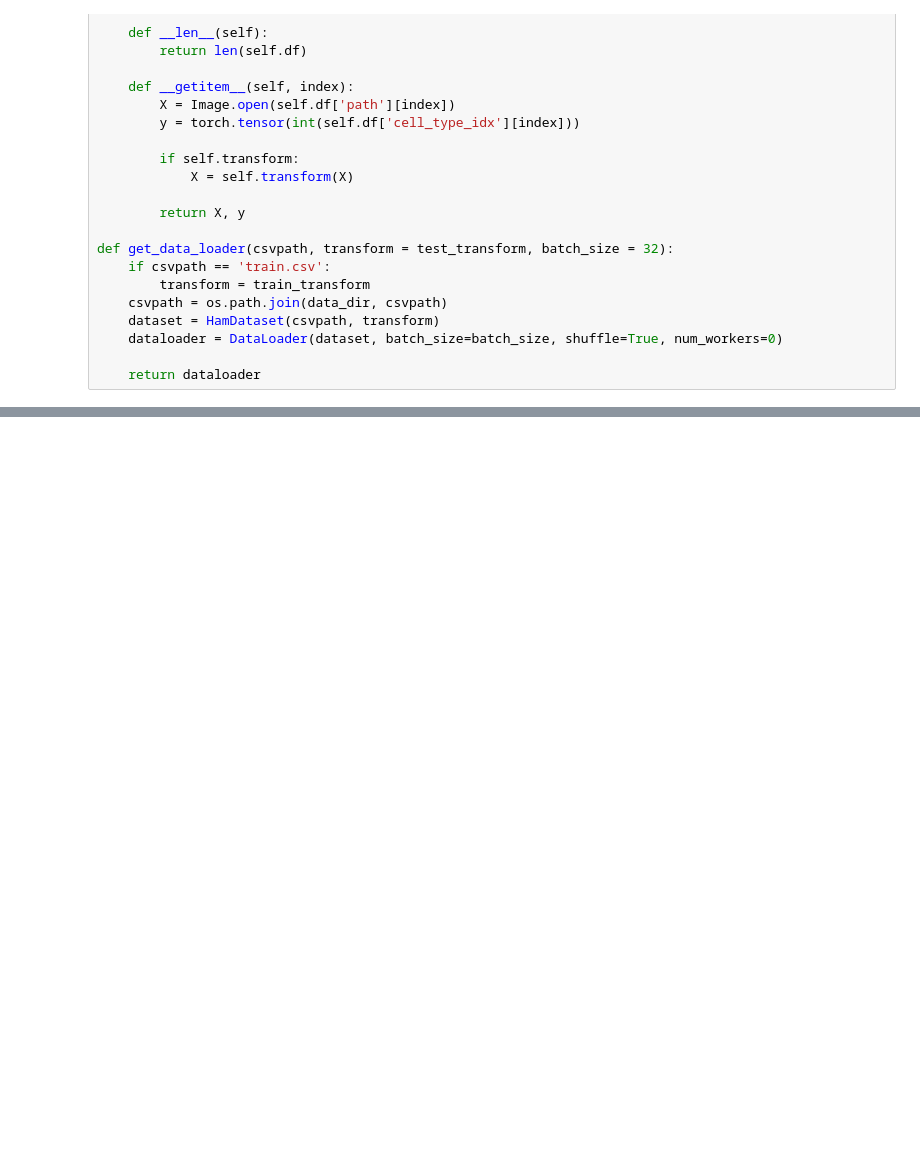
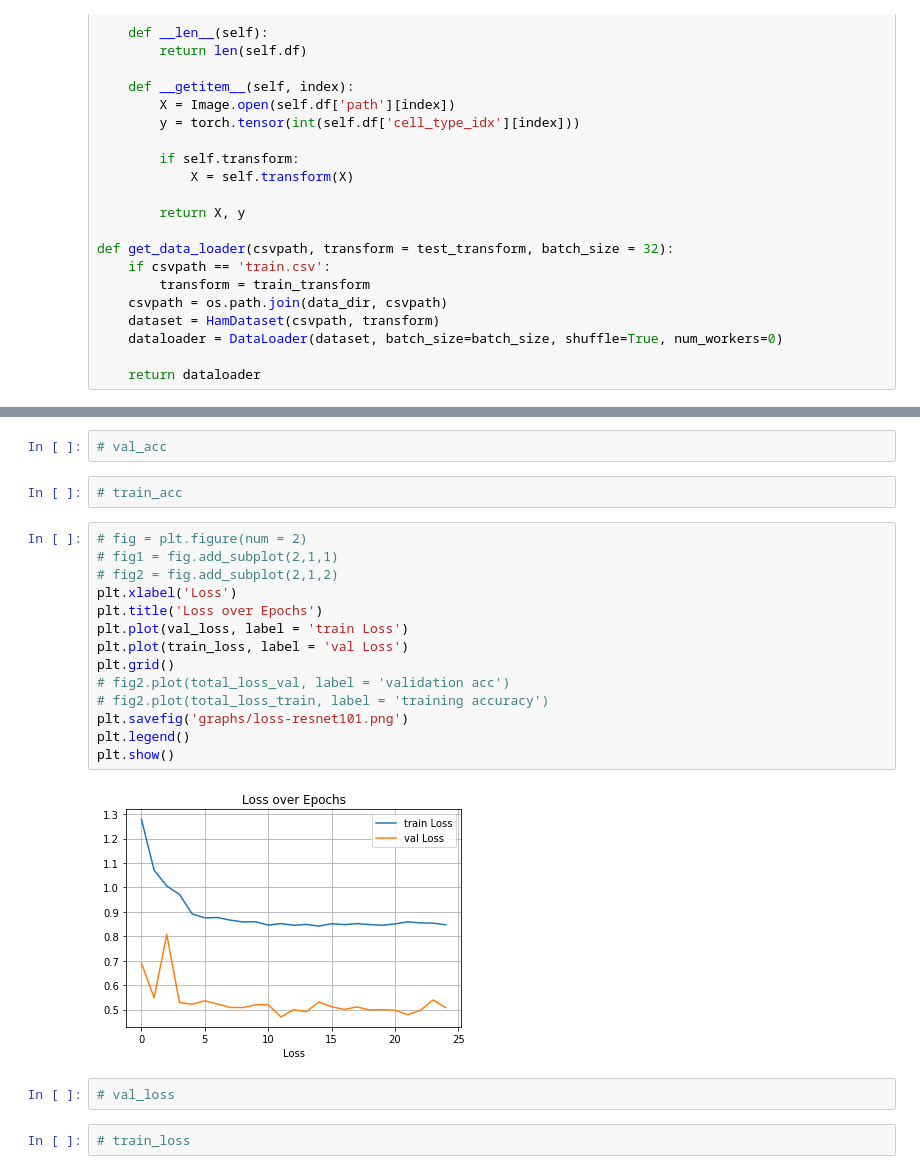
Before and after one commit to gaurav8341/SkinCancerCapstone, a Jupyter notebook: Model Creation.ipynb, the cells around one changed output, grey strips where cells are left out. Cells and saved outputs as stored; diff of their text form; blank space fills up the shorter version.

```diff
--- a/Model Creation.ipynb
+++ b/Model Creation.ipynb
@@ -330,0 +354,24 @@ torch.save(state, 'resnet50.pth')
+# %%
+# val_acc
+# %%
+# train_acc
+# %%
+# fig = plt.figure(num = 2)
+# fig1 = fig.add_subplot(2,1,1)
+# fig2 = fig.add_subplot(2,1,2)
+plt.xlabel('Loss')
+plt.title('Loss over Epochs')
+plt.plot(val_loss, label = 'train Loss')
+plt.plot(train_loss, label = 'val Loss')
+plt.grid()
+# fig2.plot(total_loss_val, label = 'validation acc')
+# fig2.plot(total_loss_train, label = 'training accuracy')
+plt.savefig('graphs/loss-resnet101.png')
+plt.legend()
+plt.show()
+# %% [output]
+[figure, added]
+# %%
+# val_loss
+# %%
+# train_loss
```
Also changed, not shown: parts of 27 cells of this notebook.
